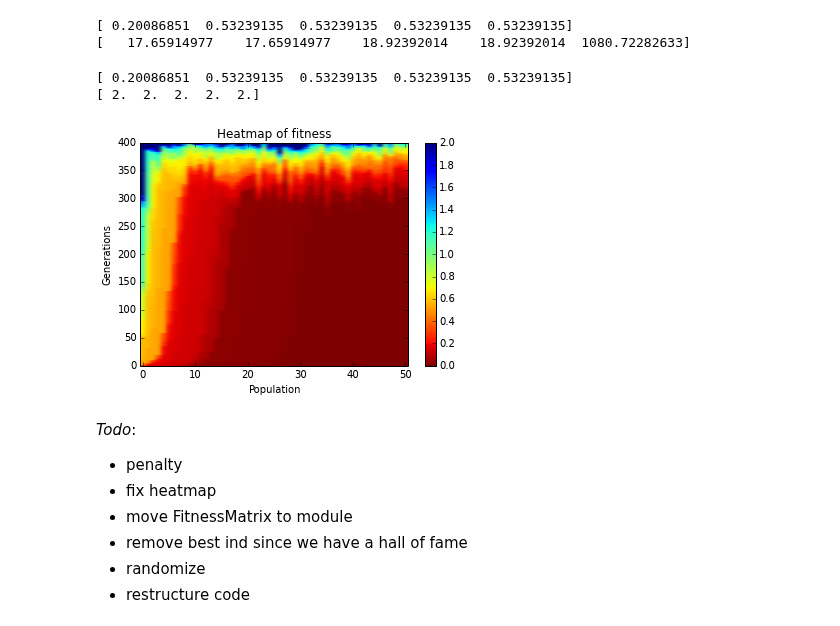
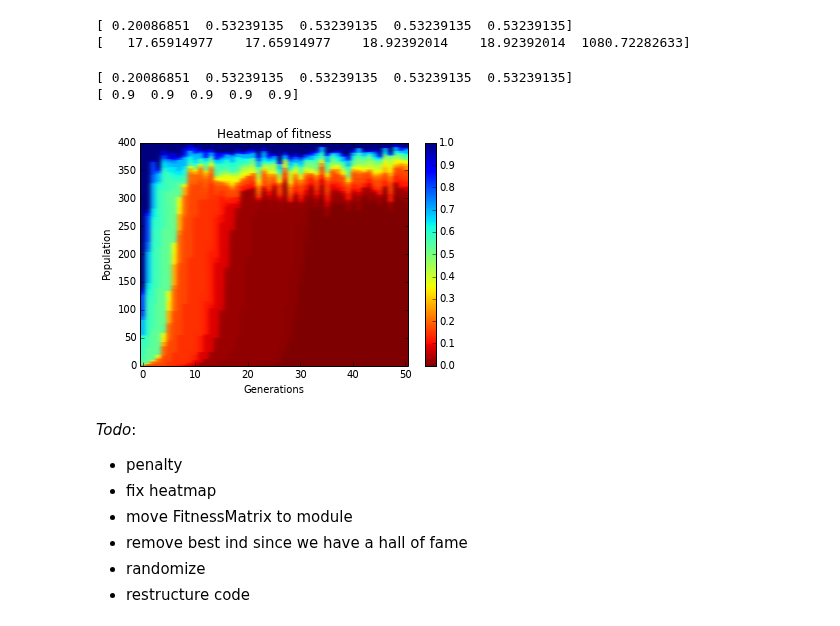
Before and after one commit to szebenyib/thesis, a Jupyter notebook: DEAP GP Tutorial.ipynb, the cells around one changed output. Cells and saved outputs as stored; diff of their text form; code cells hidden in the pictures.

Commit message:
Added fitness matrix and modified GP accordingly. Fitness heatmap was fixed earlier and not in this commit.

```diff
--- a/DEAP GP Tutorial.ipynb
+++ b/DEAP GP Tutorial.ipynb
@@ -482,24 +419,24 @@ print fitness_matrix.get_generation(0)[evo['N']-5:evo['N']]
 [ 0.20086851  0.53239135  0.53239135  0.53239135  0.53239135]
 [   17.65914977    17.65914977    18.92392014    18.92392014  1080.72282633]
 # %%
-fitness_matrix.truncate_fitnesses(by_max=2)
+fitness_matrix.truncate_fitnesses(by_max=0.9)
 print fitness_matrix.get_generation(0)[0:5]
-print fitness_matrix.get_generation(0)[evo['N']-5:evo['N']]
+print fitness_matrix.get_generation(0)[evo.get('N')-5:evo.get('N')]
 # %% [output]
 [ 0.20086851  0.53239135  0.53239135  0.53239135  0.53239135]
-[ 2.  2.  2.  2.  2.]
+[ 0.9  0.9  0.9  0.9  0.9]
 # %%
 plt.imshow(fitness_matrix.get_inner_matrix().transpose(),
        aspect='auto',
        cmap=cm.jet_r,
        origin='lower',
        interpolation='gaussian')
 plt.title('Heatmap of fitness')
-plt.xlabel('Population')
-plt.ylabel('Generations')
+plt.xlabel('Generations')
+plt.ylabel('Population')
 plt.colorbar();
 # %% [output]
-[figure, old version]
+[figure, new version]
 # %% [markdown]
 *Todo*:
 - penalty
```
Also changed, not shown: parts of 5 cells of this notebook, 1 other file.
